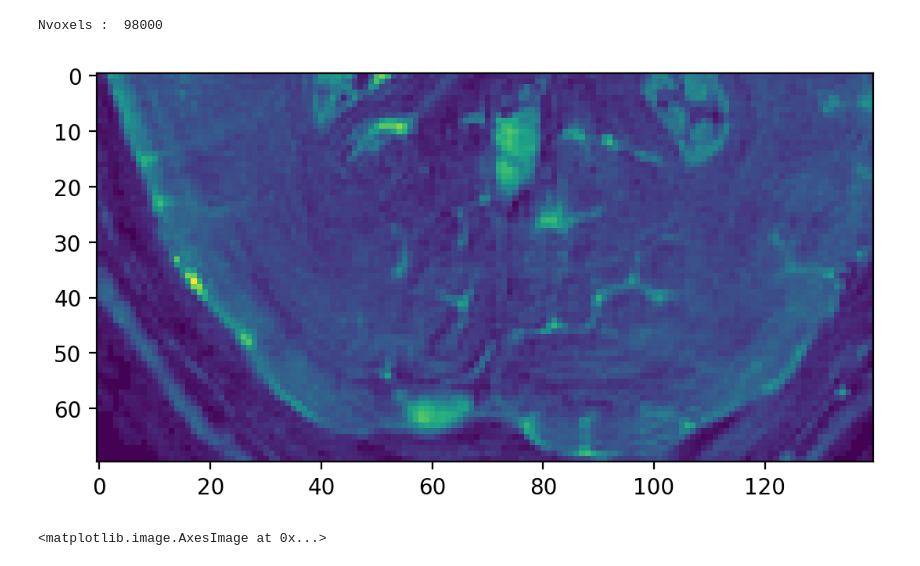
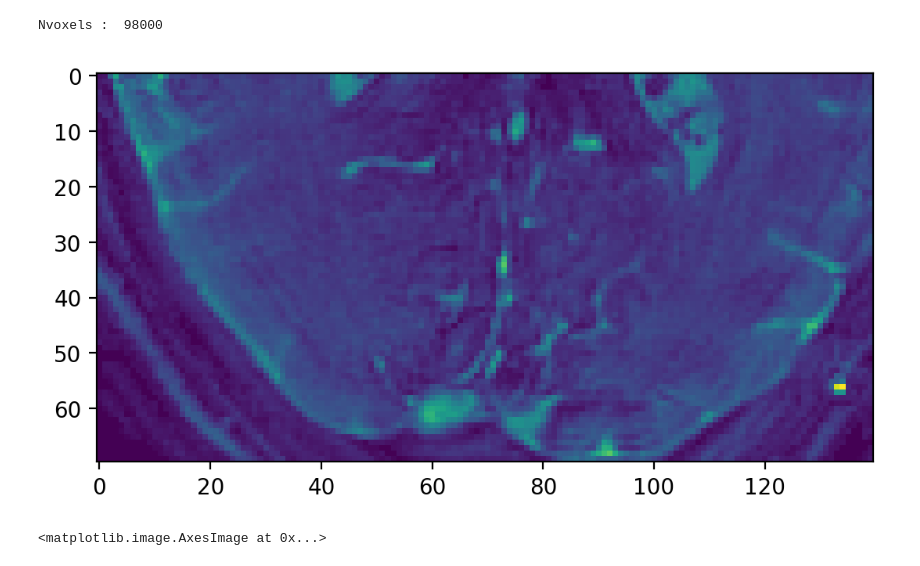
Before and after one commit to praveenivp/Blobology, a Jupyter notebook: Blobology/GLMandNULLDist.ipynb, the cells around one changed output. Cells and saved outputs as stored; diff of their text form; code cells hidden in the pictures.

```diff
--- a/Blobology/GLMandNULLDist.ipynb
+++ b/Blobology/GLMandNULLDist.ipynb
@@ -1,18 +6,19 @@
 # %%
 import matplotlib.pyplot as plt
 import numpy as np
 from scipy.io import loadmat,savemat
 import nibabel as nib
 
 V=nib.load('data/CroppedData.nii')
 V=np.array(V.get_fdata())
 V=np.flipud(np.transpose(V,(1,0,2,3)))
-plt.imshow(V[:,:,1,1])
+# plt.imshow(np.mean(V[:,:,5,0:],axis=2))
+plt.imshow(V[:,:,5,1])
 
 print("Nvoxels : ",np.prod(V.shape[:-1]))
 # %% [output]
 Nvoxels :  98000
-[figure, old version]
+[figure, new version]
 # %%
 #construct design matrix two column
 m=loadmat('data/model.mat')
```
Also changed, not shown: parts of 9 cells of this notebook.
